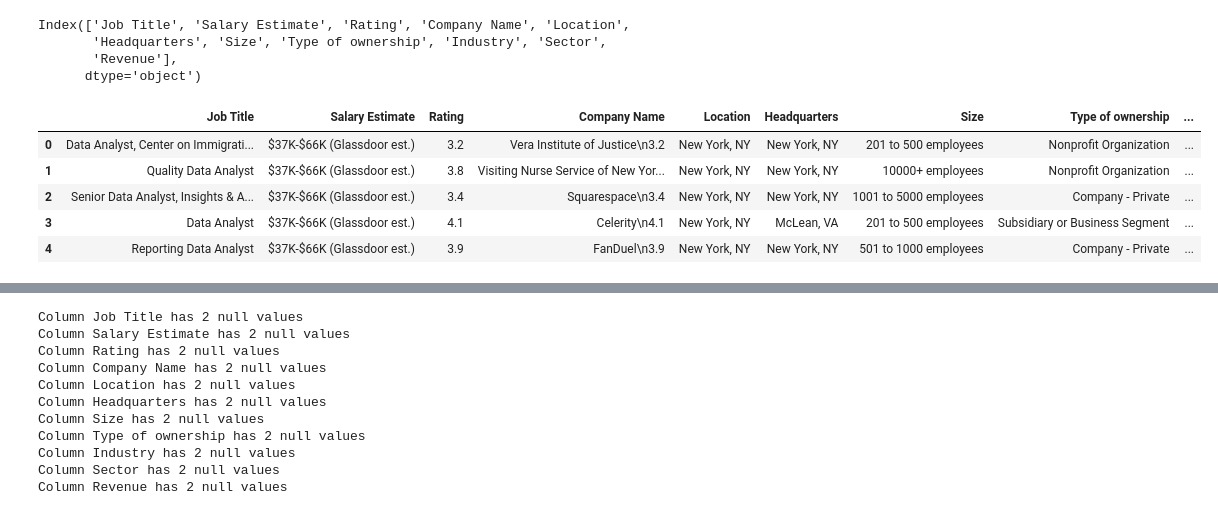
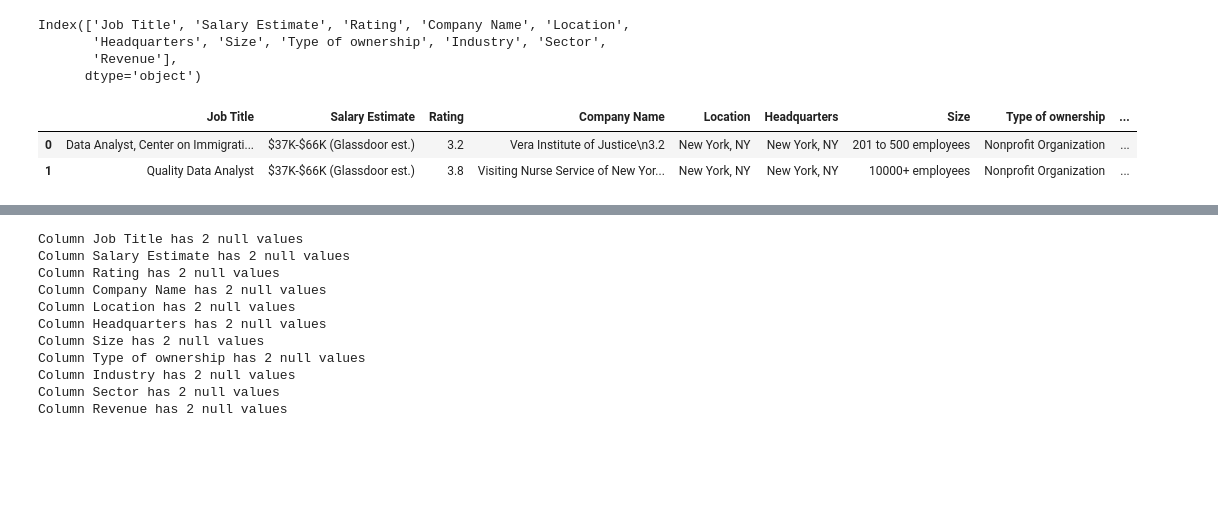
Before and after one commit to HeathMo/Project4, a Jupyter notebook: ML_models.ipynb, the cells around one changed output, grey strips where cells are left out. Drawn from its saved outputs; the diff is of its cells as text; code cells hidden in the pictures; blank space fills up the shorter version.

```diff
--- a/ML_models.ipynb
+++ b/ML_models.ipynb
@@ -35,11 +36,8 @@ Index(['Job Title', 'Salary Estimate', 'Rating', 'Company Name', 'Location',
        'Revenue'],
       dtype='object')
 # %%
-df.head()
+df.head(2)
 # %% [output]
 |  | Job Title | Salary Estimate | Rating | Company Name | Location | Headquarters | Size | Type of ownership | ... |
 | 0 | Data Analyst, Center on Immigrati... | $37K-$66K (Glassdoor est.) | 3.2 | Vera Institute of Justice\n3.2 | New York, NY | New York, NY | 201 to 500 employees | Nonprofit Organization | ... |
 | 1 | Quality Data Analyst | $37K-$66K (Glassdoor est.) | 3.8 | Visiting Nurse Service of New Yor... | New York, NY | New York, NY | 10000+ employees | Nonprofit Organization | ... |
-| 2 | Senior Data Analyst, Insights & A... | $37K-$66K (Glassdoor est.) | 3.4 | Squarespace\n3.4 | New York, NY | New York, NY | 1001 to 5000 employees | Company - Private | ... |
-| 3 | Data Analyst | $37K-$66K (Glassdoor est.) | 4.1 | Celerity\n4.1 | New York, NY | McLean, VA | 201 to 500 employees | Subsidiary or Business Segment | ... |
-| 4 | Reporting Data Analyst | $37K-$66K (Glassdoor est.) | 3.9 | FanDuel\n3.9 | New York, NY | New York, NY | 501 to 1000 employees | Company - Private | ... |
```
Also changed, not shown: parts of 23 cells of this notebook.
